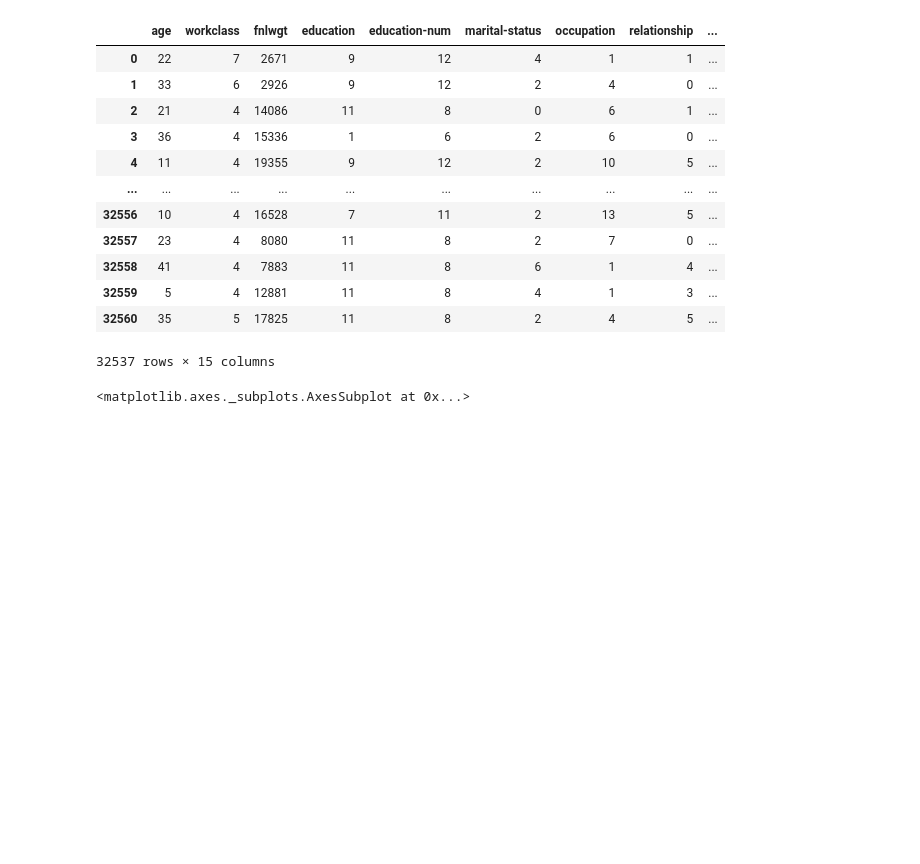
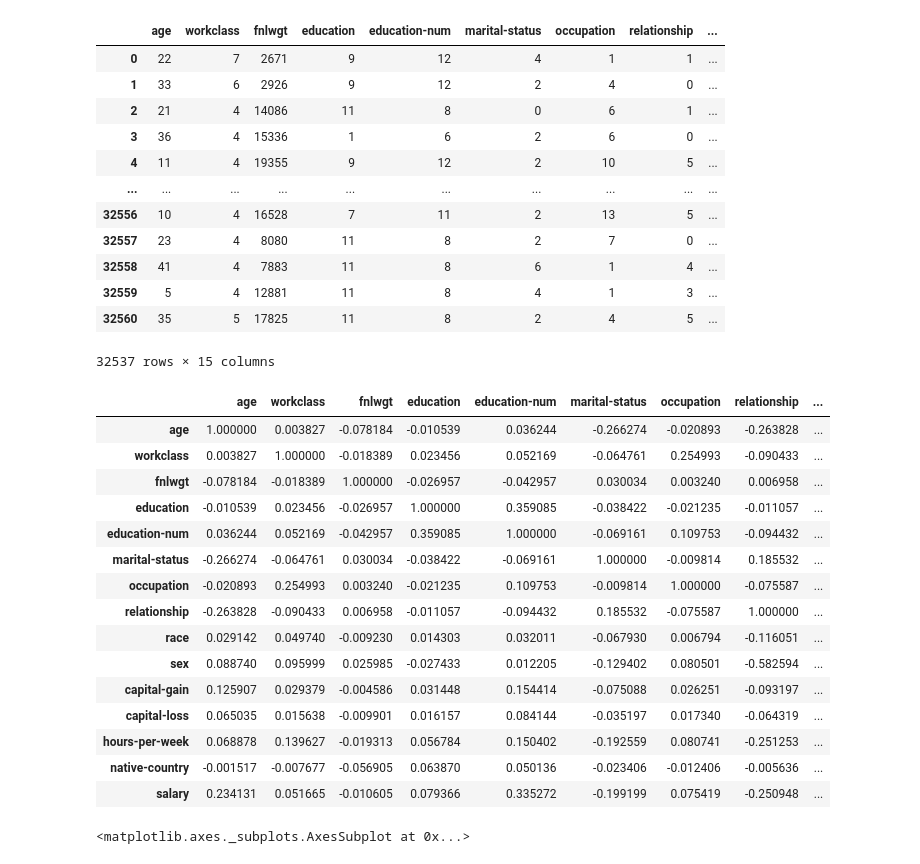
Before and after one commit to venkata14/Uconn-DSC-Workshops, a Jupyter notebook: numpy-pandas-matplotlib-part-2/NumPy_Matplotlib_Pandas-Part-2.ipynb, the cells around one changed output. Drawn from its saved outputs; the diff is of its cells as text; code cells hidden in the pictures; blank space fills up the shorter version.

```diff
--- a/numpy-pandas-matplotlib-part-2/NumPy_Matplotlib_Pandas-Part-2.ipynb
+++ b/numpy-pandas-matplotlib-part-2/NumPy_Matplotlib_Pandas-Part-2.ipynb
@@ -773,6 +919,25 @@ encoded_series
 | 32559 | 5 | 4 | 12881 | 11 | 8 | 4 | 1 | 3 | ... |
 | 32560 | 35 | 5 | 17825 | 11 | 8 | 2 | 4 | 5 | ... |
 32537 rows × 15 columns
+# %%
+encoded_series.corr()
+# %% [output]
+|  | age | workclass | fnlwgt | education | education-num | marital-status | occupation | relationship | ... |
+| age | 1.000000 | 0.003827 | -0.078184 | -0.010539 | 0.036244 | -0.266274 | -0.020893 | -0.263828 | ... |
+| workclass | 0.003827 | 1.000000 | -0.018389 | 0.023456 | 0.052169 | -0.064761 | 0.254993 | -0.090433 | ... |
+| fnlwgt | -0.078184 | -0.018389 | 1.000000 | -0.026957 | -0.042957 | 0.030034 | 0.003240 | 0.006958 | ... |
+| education | -0.010539 | 0.023456 | -0.026957 | 1.000000 | 0.359085 | -0.038422 | -0.021235 | -0.011057 | ... |
+| education-num | 0.036244 | 0.052169 | -0.042957 | 0.359085 | 1.000000 | -0.069161 | 0.109753 | -0.094432 | ... |
+| marital-status | -0.266274 | -0.064761 | 0.030034 | -0.038422 | -0.069161 | 1.000000 | -0.009814 | 0.185532 | ... |
+| occupation | -0.020893 | 0.254993 | 0.003240 | -0.021235 | 0.109753 | -0.009814 | 1.000000 | -0.075587 | ... |
+| relationship | -0.263828 | -0.090433 | 0.006958 | -0.011057 | -0.094432 | 0.185532 | -0.075587 | 1.000000 | ... |
+| race | 0.029142 | 0.049740 | -0.009230 | 0.014303 | 0.032011 | -0.067930 | 0.006794 | -0.116051 | ... |
+| sex | 0.088740 | 0.095999 | 0.025985 | -0.027433 | 0.012205 | -0.129402 | 0.080501 | -0.582594 | ... |
+| capital-gain | 0.125907 | 0.029379 | -0.004586 | 0.031448 | 0.154414 | -0.075088 | 0.026251 | -0.093197 | ... |
+| capital-loss | 0.065035 | 0.015638 | -0.009901 | 0.016157 | 0.084144 | -0.035197 | 0.017340 | -0.064319 | ... |
+| hours-per-week | 0.068878 | 0.139627 | -0.019313 | 0.056784 | 0.150402 | -0.192559 | 0.080741 | -0.251253 | ... |
+| native-country | -0.001517 | -0.007677 | -0.056905 | 0.063870 | 0.050136 | -0.023406 | -0.012406 | -0.005636 | ... |
+| salary | 0.234131 | 0.051665 | -0.010605 | 0.079366 | 0.335272 | -0.199199 | 0.075419 | -0.250948 | ... |
 # %%
 import seaborn as sns
 
```
Also changed, not shown: parts of 40 cells of this notebook.
